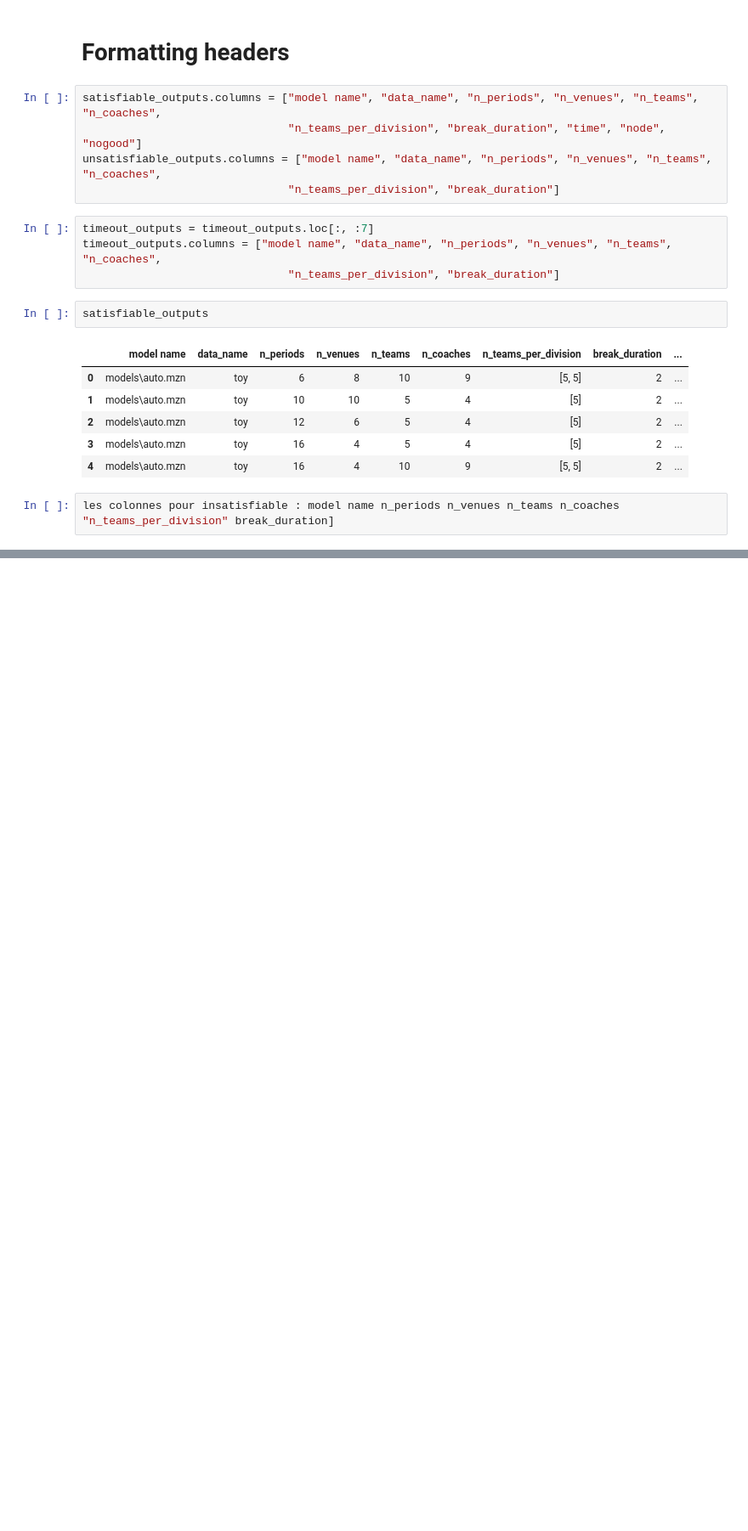
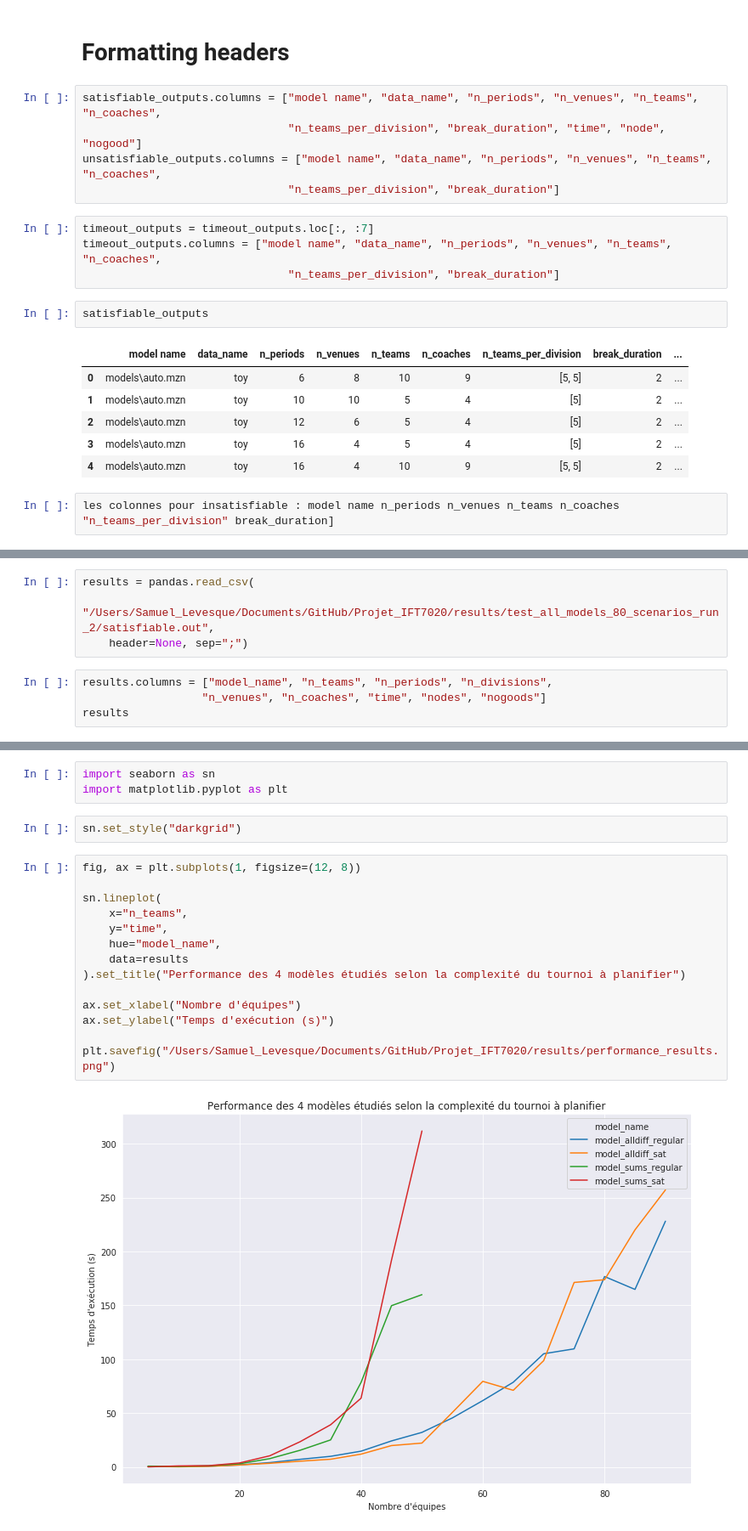
Before and after one commit to Samuel-Levesque/Projet_IFT7020, a Jupyter notebook: code/generate_results_graphs.ipynb, the cells around one changed output, grey strips where cells are left out. Shown at 85% size. Saved outputs shown, nothing was run; the diff lists cells and outputs as text; blank space fills up the shorter version.

Commit message:
Created Graphs for Report

```diff
--- a/code/generate_results_graphs.ipynb
+++ b/code/generate_results_graphs.ipynb
@@ -42,0 +47,8 @@ les colonnes pour insatisfiable : model name n_periods n_venues n_teams n_coache
+# %%
+results = pandas.read_csv(
+    "/Users/Samuel_Levesque/Documents/GitHub/Projet_IFT7020/results/test_all_models_80_scenarios_run_2/satisfiable.out",
+    header=None, sep=";")
+# %%
+results.columns = ["model_name", "n_teams", "n_periods", "n_divisions",
+                  "n_venues", "n_coaches", "time", "nodes", "nogoods"]
+results
@@ -42,0 +73,21 @@ les colonnes pour insatisfiable : model name n_periods n_venues n_teams n_coache
+# %%
+import seaborn as sn
+import matplotlib.pyplot as plt
+# %%
+sn.set_style("darkgrid")
+# %%
+fig, ax = plt.subplots(1, figsize=(12, 8))
+
+sn.lineplot(
+    x="n_teams",
+    y="time",
+    hue="model_name",
+    data=results
+).set_title("Performance des 4 modèles étudiés selon la complexité du tournoi à planifier")
+
+ax.set_xlabel("Nombre d'équipes")
+ax.set_ylabel("Temps d'exécution (s)")
+
+plt.savefig("/Users/Samuel_Levesque/Documents/GitHub/Projet_IFT7020/results/performance_results.png")
+# %% [output]
+[figure, added]
```
Also changed, not shown: parts of 15 cells of this notebook, 3 other files.
